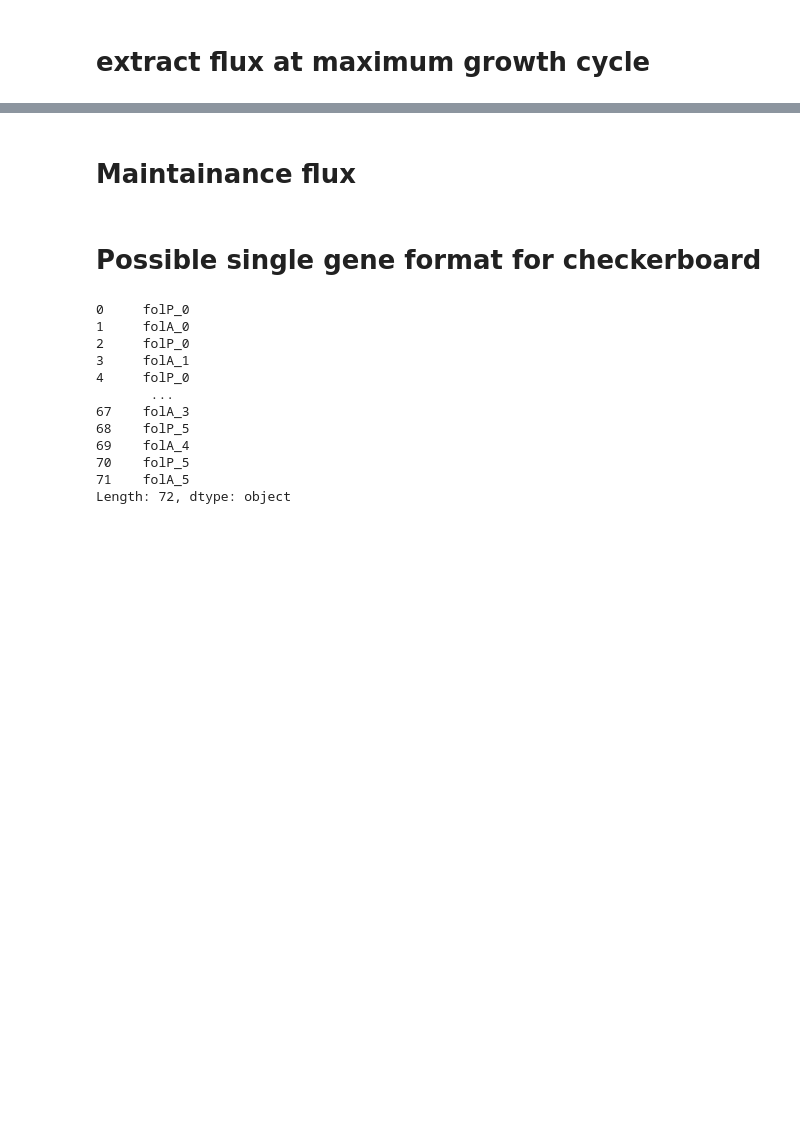
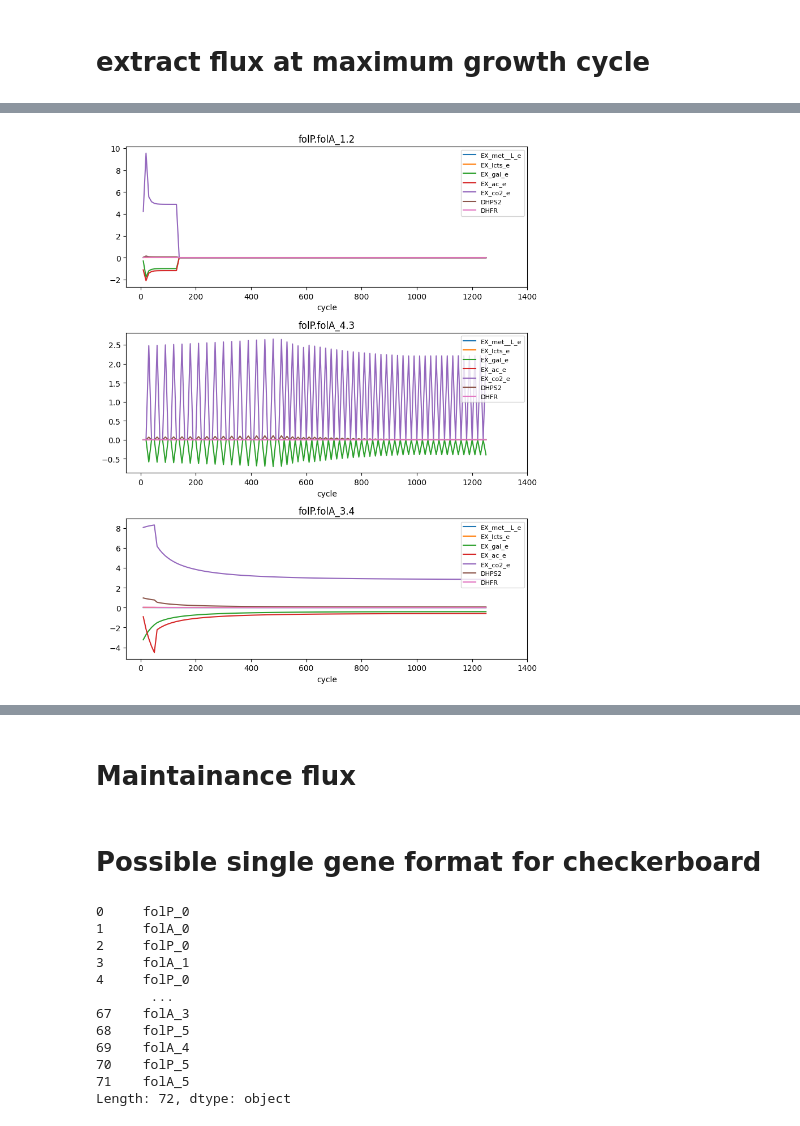
Before and after one commit to TFwongw/Harcombe_Lab, a Jupyter notebook: JupyterNotebook/checkerboard_flux_analysis.ipynb, the cells around one changed output, grey strips where cells are left out. Drawn from its saved outputs; the diff is of its cells as text; code cells hidden in the pictures; blank space fills up the shorter version.

```diff
--- a/JupyterNotebook/checkerboard_flux_analysis.ipynb
+++ b/JupyterNotebook/checkerboard_flux_analysis.ipynb
@@ -434,0 +769,4 @@ def get_ICX_from_lv_pair_list(lv_pair_list=[4.2, 5.3]):
+# %%
+coculture_dict.keys()
+coculture_dict['E0_coculture_flux_DG'] = coculture_dict['E0_coculture_flux_SG']
+coculture_dict['S0_coculture_flux_DG'] = coculture_dict['S0_coculture_flux_SG']
@@ -443,0 +904,5 @@ mono_flux_compare_df = get_flux_compare_df('monoculture_flux', mono_dict, desire
+# %%
+# df = pd.DataFrame.from_dict(coculture_dict)
+d = {(k1, k2): pd.DataFrame.from_dict(v2) for k1, v1 in coculture_dict.items() for k2, v2 in v1.items()}
+df.to_csv('./Data/checkerboard_flux_all.csv')
+df = pd.DataFrame.from_dict(coculture_dict['S0_coculture_flux_SG']['folP.folA_3.4'])
@@ -443,0 +918,15 @@ mono_flux_compare_df = get_flux_compare_df('monoculture_flux', mono_dict, desire
+# %%
+import matplotlib.pyplot as plt
+keys = ['folP.folA_1.2','folP.folA_4.3','folP.folA_3.4']
+
+fig, axs = plt.subplots(len(keys),  1,figsize=(8, 10))
+desired_cols = ['EX_met__L_e','EX_lcts_e','EX_gal_e','EX_ac_e', 'EX_co2_e', 'DHPS2','DHFR']
+for i, key in enumerate(keys):
+    df = pd.DataFrame.from_dict(coculture_dict['S0_coculture_flux_SG'][key]).set_index('cycle')[desired_cols]
+    df.plot(y=desired_cols, ax=axs[i], title=key)
+    axs[i].set_xlim(right=1400)  # Set x-axis upper limit to 1400
+    axs[i].legend(loc='upper right', fontsize=8)
+plt.tight_layout()
+plt.show()
+# %% [output]
+[figure, added]
```
Also changed, not shown: parts of 42 cells of this notebook, 2 other files.
